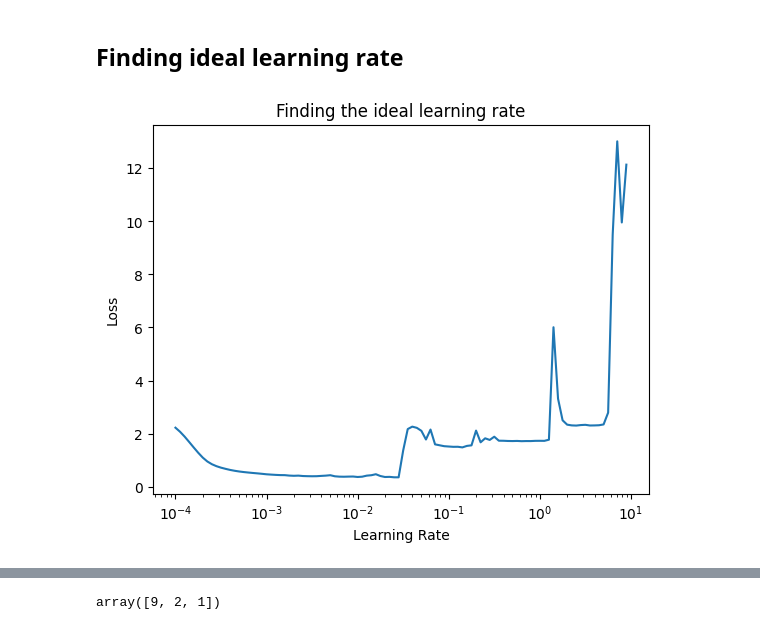
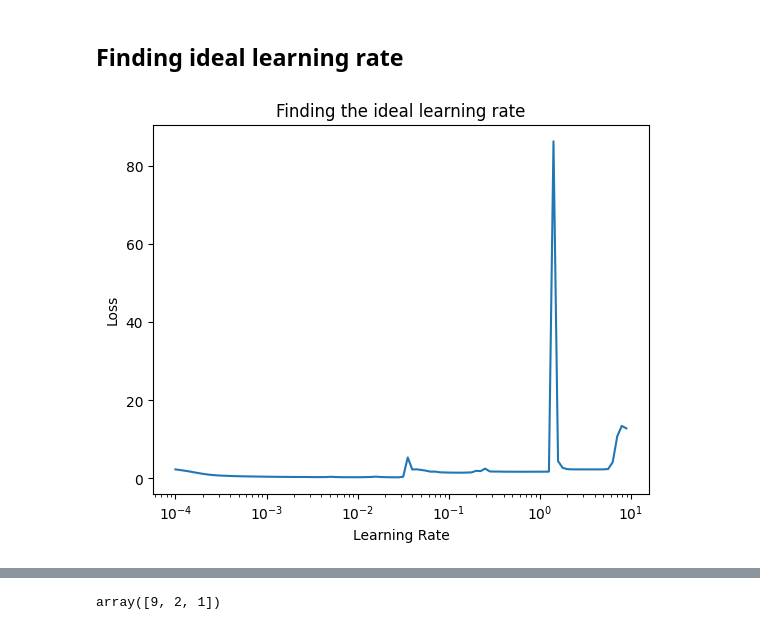
Before and after one commit to hvanli/01_tensorflow_htv, a Jupyter notebook: 03_tensorflow_neural_network_classification/nb/02_tensorflow_multi_class_classfication.ipynb, the cells around one changed output, grey strips where cells are left out. Drawn from its saved outputs; the diff is of its cells as text; code cells hidden in the pictures.

```diff
--- a/03_tensorflow_neural_network_classification/nb/02_tensorflow_multi_class_classfication.ipynb
+++ b/03_tensorflow_neural_network_classification/nb/02_tensorflow_multi_class_classfication.ipynb
@@ -311,7 +320,7 @@ model_4 = keras.Sequential([
     keras.layers.Dense(50, activation='relu'),
     keras.layers.Dense(50, activation='relu'),
     keras.layers.Dense(10, activation='softmax')
-])
+], name="Model_4")
 
 model_4.compile(
     loss=keras.losses.CategoricalCrossentropy(),
@@ -333,13 +342,13 @@ find_lr_history = model_4.fit(
 # %%
 ## Plot the learning rate decay curve
 
 lrs = 1e-4 * (10**(tf.range(100)/20))
-plt.semilogx(lrs, find_lr_history.history['val_loss'])
+plt.semilogx(lrs, find_lr_history.history['loss'])
 plt.xlabel("Learning Rate")
 plt.ylabel("Loss")
 plt.title("Finding the ideal learning rate");
 # %% [output]
-[figure, old version]
+[figure, new version]
 # %%
 keras.utils.set_random_seed(42)
 
```
Also changed, not shown: parts of 28 cells of this notebook, 4 other files.
